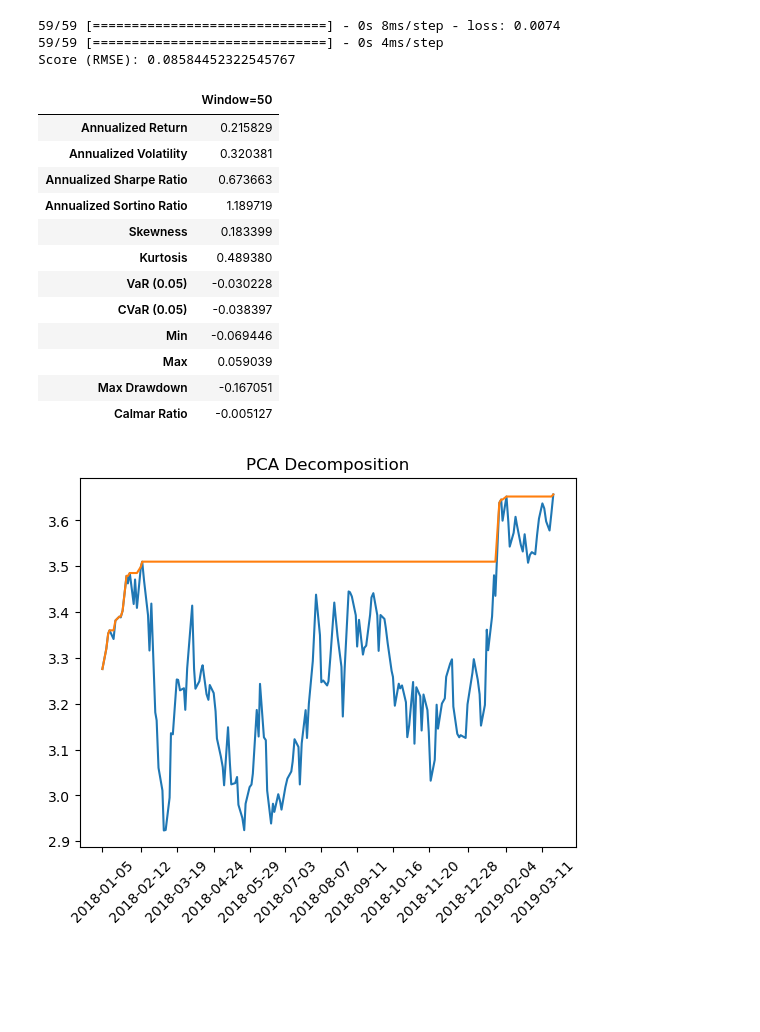
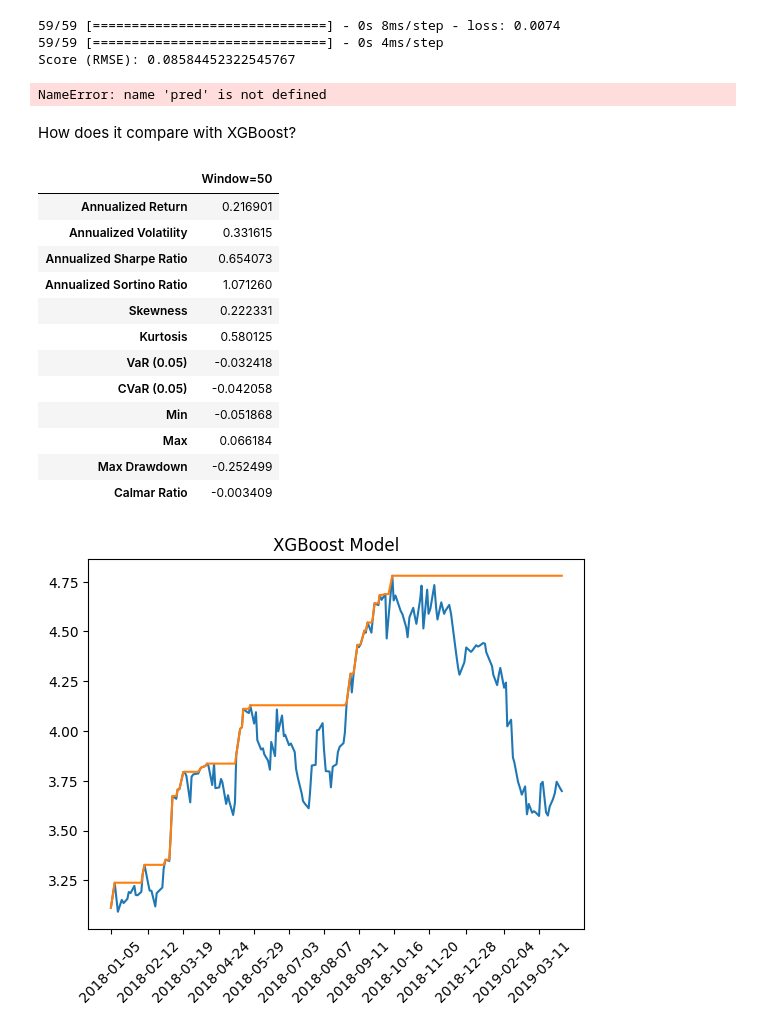
Before and after one commit to chiwailee/UChicago-Winter2022, a Jupyter notebook: transformers/Encoder_Trader_MultiFeature.ipynb, the cells around one changed output. Cells and saved outputs as stored; diff of their text form; code cells hidden in the pictures; blank space fills up the shorter version.

Commit message:
Add various models

```diff
--- a/transformers/Encoder_Trader_MultiFeature.ipynb
+++ b/transformers/Encoder_Trader_MultiFeature.ipynb
@@ -330,8 +332,8 @@ print("Score (RMSE): {}".format(score))
 Score (RMSE): 0.08584452322545767
 # %%
 rets = backtest(pred, y_test_pca, df, periods_per_day, target_col)
-
-display(perf_summ(rets['pct_pnl'], adj=252, title="Window=50"))
+display(perf_summ(rets['pct_pnl'], adj=252, title="PCA Transformer"))
+agg_perf['PCA Transformer'] = perf_summ(rets['pct_pnl'], adj=252, title="PCA Transformer")
 
 plt.plot(rets['portfolio'])
 plt.plot(rets['portfolio'].cummax())
@@ -339,17 +341,59 @@ plt.xticks(ticks=rets.index[::15], rotation=45)
 plt.title('PCA Decomposition')
 plt.show()
 # %% [output]
-|  | Window=50 |
-| Annualized Return | 0.215829 |
-| Annualized Volatility | 0.320381 |
-| Annualized Sharpe Ratio | 0.673663 |
-| Annualized Sortino Ratio | 1.189719 |
-| Skewness | 0.183399 |
-| Kurtosis | 0.489380 |
-| VaR (0.05) | -0.030228 |
-| CVaR (0.05) | -0.038397 |
-| Min | -0.069446 |
-| Max | 0.059039 |
-| Max Drawdown | -0.167051 |
-| Calmar Ratio | -0.005127 |
-[figure, removed]
+NameError: name 'pred' is not defined
+# %% [markdown]
+How does it compare with XGBoost?
+# %%
+# How does it compare with an XGBoost model?
+fn = "qm_data_tufv.csv"
+df_o = pd.read_csv(fn, sep=',', na_values=['-1'], index_col=False)
+target_col = 'fut'
+periods_per_day = 10
+df_o['Date'] = pd.to_datetime(df_o['Date'])
+df_o['CosHour'] = np.cos(2*np.pi*df_o['Date'].dt.hour/24)
+df_o['SinHour'] = np.sin(2*np.pi*df_o['Date'].dt.hour/24)
+col = df_o.pop(target_col)
+df_o.insert(0, col.name, col)
+df_fo = df_o.drop(columns=['Date', 'Sum']).dropna()
+# %%
+import xgboost as xgb
+
+df_f_train = df_fo.iloc[:6_000, :]
+df_f_test = df_fo.iloc[6_000:, :]
+
+X_train = df_f_train.drop(columns=['fut'])
+y_train = df_f_train['fut']
+X_test = df_f_test.drop(columns=['fut'])
+y_test = df_f_test['fut']
+
+regr = xgb.XGBRegressor()
+regr.fit(X_train, y_train)
+yhat = regr.predict(X_test)
+
+xgb_res = backtest(yhat.reshape(-1, 1), y_test.reset_index(drop=True), df_o, periods_per_day, target_col)
+
+display(perf_summ(xgb_res['pct_pnl'], adj=252, title="Window=50"))
+
+agg_perf = perf_summ(xgb_res['pct_pnl'], adj=252, title="XGBoost Model")
+
+plt.plot(xgb_res['portfolio'])
+plt.plot(xgb_res['portfolio'].cummax())
+plt.xticks(ticks=xgb_res.index[::15], rotation=45)
+plt.title('XGBoost Model')
+plt.show()
+# %% [output]
+|  | Window=50 |
+| Annualized Return | 0.216901 |
+| Annualized Volatility | 0.331615 |
+| Annualized Sharpe Ratio | 0.654073 |
+| Annualized Sortino Ratio | 1.071260 |
+| Skewness | 0.222331 |
+| Kurtosis | 0.580125 |
+| VaR (0.05) | -0.032418 |
+| CVaR (0.05) | -0.042058 |
+| Min | -0.051868 |
+| Max | 0.066184 |
+| Max Drawdown | -0.252499 |
+| Calmar Ratio | -0.003409 |
+[figure, added]
```
Also changed, not shown: parts of 15 cells of this notebook.
